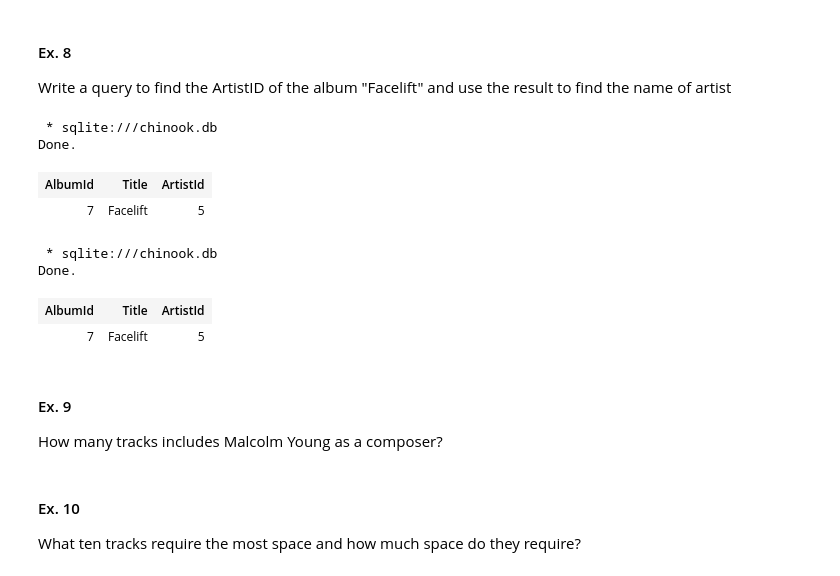
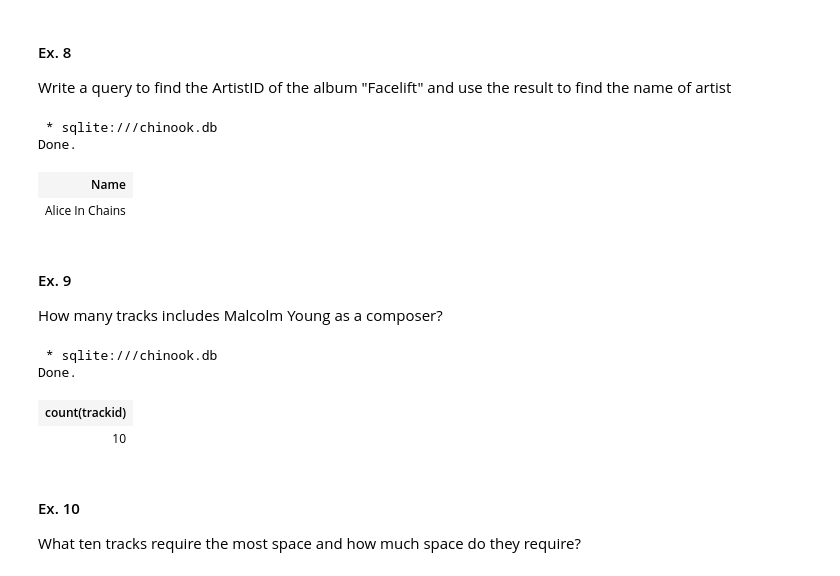
Before and after one commit to perezmolly973/CSC330-Introduction-to-SQL-T6, a Jupyter notebook: SQL_tutorial.ipynb, the cells around one changed output. Saved outputs shown, nothing was run; the diff lists cells and outputs as text; code cells hidden in the pictures.

```diff
--- a/SQL_tutorial.ipynb
+++ b/SQL_tutorial.ipynb
@@ -219,16 +245,13 @@ Write a query to find the ArtistID of the album "Facelift" and use the result to
 # %%
 %%sql
 -- Write your query here
-Select * FROM albums WHERE Title = "Facelift"
+ SELECT Name from artists WHERE artistid = (SELECT ArtistID FROM albums WHERE title = "Facelift")
+--SELECT Name from artists WHERE artistid = result
 # %% [output]
  * sqlite:///chinook.db
 Done.
-| AlbumId | Title | ArtistId |
-| 7 | Facelift | 5 |
+| Name |
+| Alice In Chains |
- * sqlite:///chinook.db
-Done.
-| AlbumId | Title | ArtistId |
-| 7 | Facelift | 5 |
 # %%
 %%sql
 -- Write the query that finds the artist of the album above
@@ -238,6 +261,12 @@ How many tracks includes Malcolm Young as a composer?
 # %%
 %%sql
 -- Write your query here
+SELECT count(trackid) FROM tracks WHERE Composer LIKE "%Malcolm Young%"
+# %% [output]
+ * sqlite:///chinook.db
+Done.
+| count(trackid) |
+| 10 |
 # %% [markdown]
 #### Ex. 10
 What ten tracks require the most space and how much space do they require?
```
Also changed, not shown: parts of 7 cells of this notebook.
